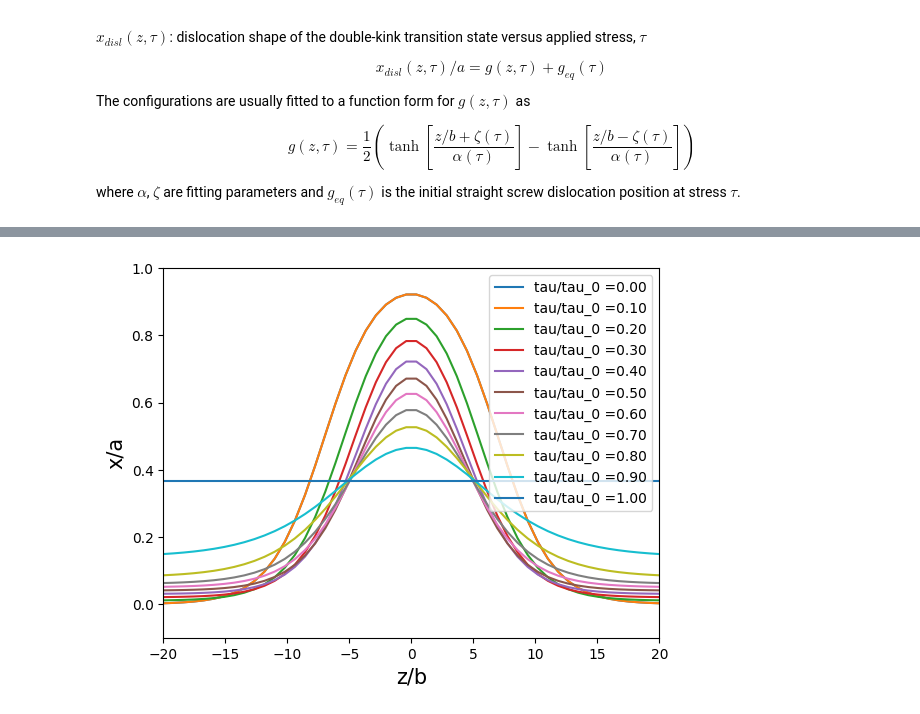
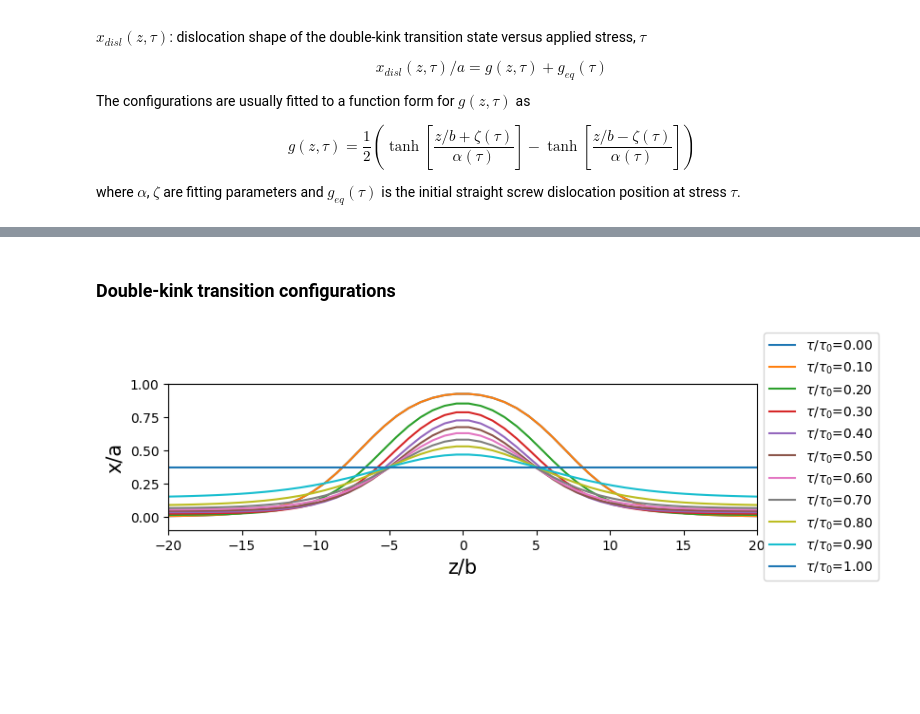
Before and after one commit to alirezaghafarollahi2/SoluteStrengtheningDiluteDK, a Jupyter notebook: SoluteStrengtheningDK.ipynb, the cells around one changed output, grey strips where cells are left out. Cells and saved outputs as stored; diff of their text form; code cells hidden in the pictures; blank space fills up the shorter version.

```diff
--- a/SoluteStrengtheningDK.ipynb
+++ b/SoluteStrengtheningDK.ipynb
@@ -43,16 +245,39 @@ geq_interp = interp1d(x_geq, y_geq, kind='cubic')
+# %% [markdown]
+### Double-kink transition configurations
 # %%
+def g(z, tau, alpha, zeta):
+    return 0.5*(np.tanh((z+zeta)/alpha)-np.tanh((z-zeta)/alpha))
+
+alpha_data = {0: 4.347, 0.1: 4.347, 0.2: 4.381, 0.3: 4.444, 0.4: 4.571, 0.5: 4.792, 0.6: 5.184, 0.7: 5.755, 0.8: 6.725, 0.9: 7.886, 1: 0}
+zeta_data = {0: 6.987, 0.1: 6.987, 0.2: 5.367, 0.3: 4.487, 0.4: 3.918, 0.5: 3.584, 0.6: 3.419, 0.7: 3.311, 0.8: 3.241, 0.9: 2.666, 1: 0}
+geq_data = {0: 0, 0.1: 0, 0.2: 0.01, 0.3: 0.02, 0.4: 0.03, 0.5: 0.04, 0.6: 0.05, 0.7: 0.06, 0.8: 0.08, 0.9: 0.14, 1: 0.365}
+
+# Convert to numpy arrays
+x_alpha = np.array(list(alpha_data.keys()))
+y_alpha = np.array(list(alpha_data.values()))
+
+x_zeta = np.array(list(zeta_data.keys()))
+y_zeta = np.array(list(zeta_data.values()))
+
+x_geq = np.array(list(geq_data.keys()))
+y_geq = np.array(list(geq_data.values()))
+
+# Create interpolation functions
+alpha_interp = interp1d(x_alpha, y_alpha, kind='cubic')  # Cubic interpolation
+zeta_interp = interp1d(x_zeta, y_zeta, kind='cubic')
+geq_interp = interp1d(x_geq, y_geq, kind='cubic')
+
 z = np.linspace(-20, 20, 50)
 tau_list = np.linspace(0, 1, 11)
 
-
-fig = plt.figure()
+fig = plt.figure(figsize=(8, 2))
 for tau in tau_list:
     alpha, zeta, geq = alpha_interp(tau), zeta_interp(tau), geq_interp(tau)
-    plt.plot(z, g(z, tau, alpha, zeta)+geq, label=f'tau/tau_0 ={tau:.2f}')
+    plt.plot(z, g(z, tau, alpha, zeta)+geq, label=r'$\tau/\tau_0$'+f'={tau:.2f}')
     plt.xlim(-20, 20)
     plt.ylim(-0.1, 1)
     plt.xlabel("z/b" , fontsize=15)
     plt.ylabel("x/a" , fontsize=15)
-    plt.legend()
+    plt.legend(loc='center left', bbox_to_anchor=(1, 0.5))
 # %% [output]
-[figure, old version]
+[figure, new version]
```
Also changed, not shown: parts of 19 cells of this notebook.
